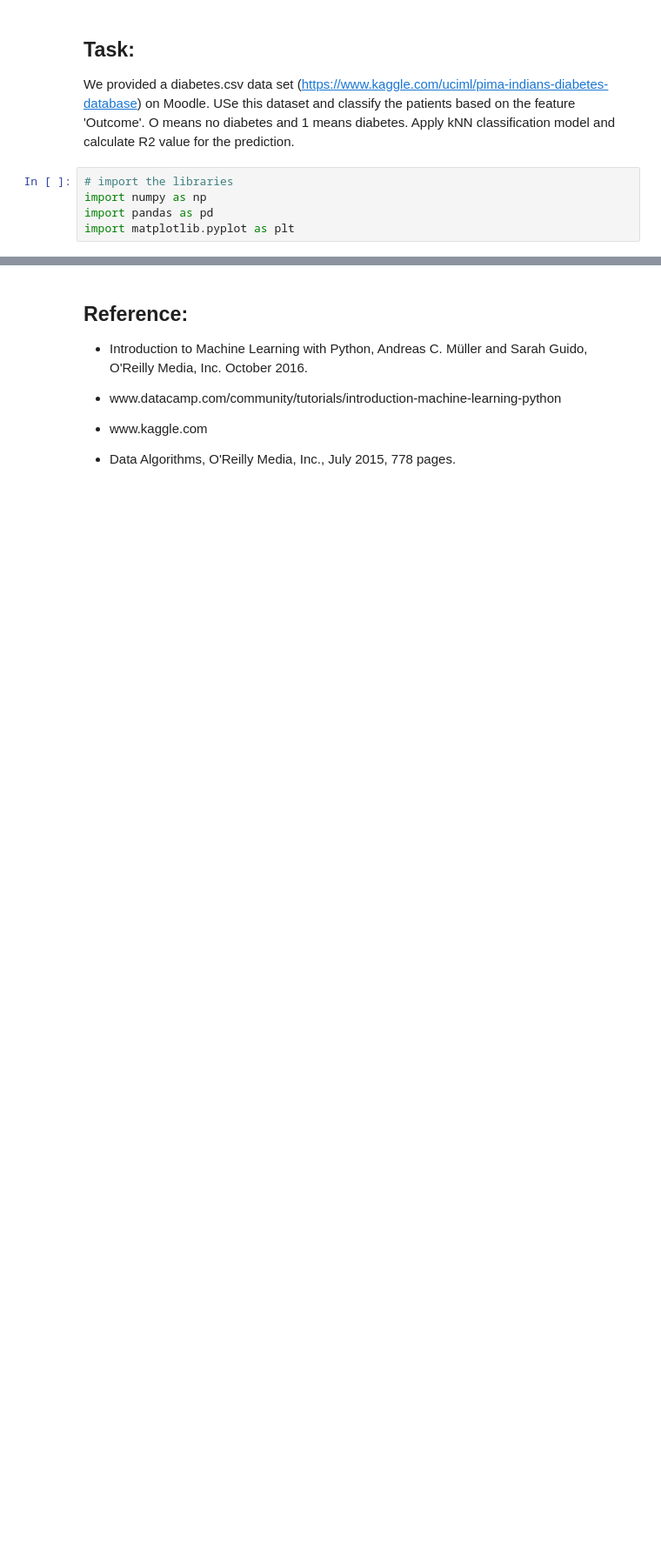
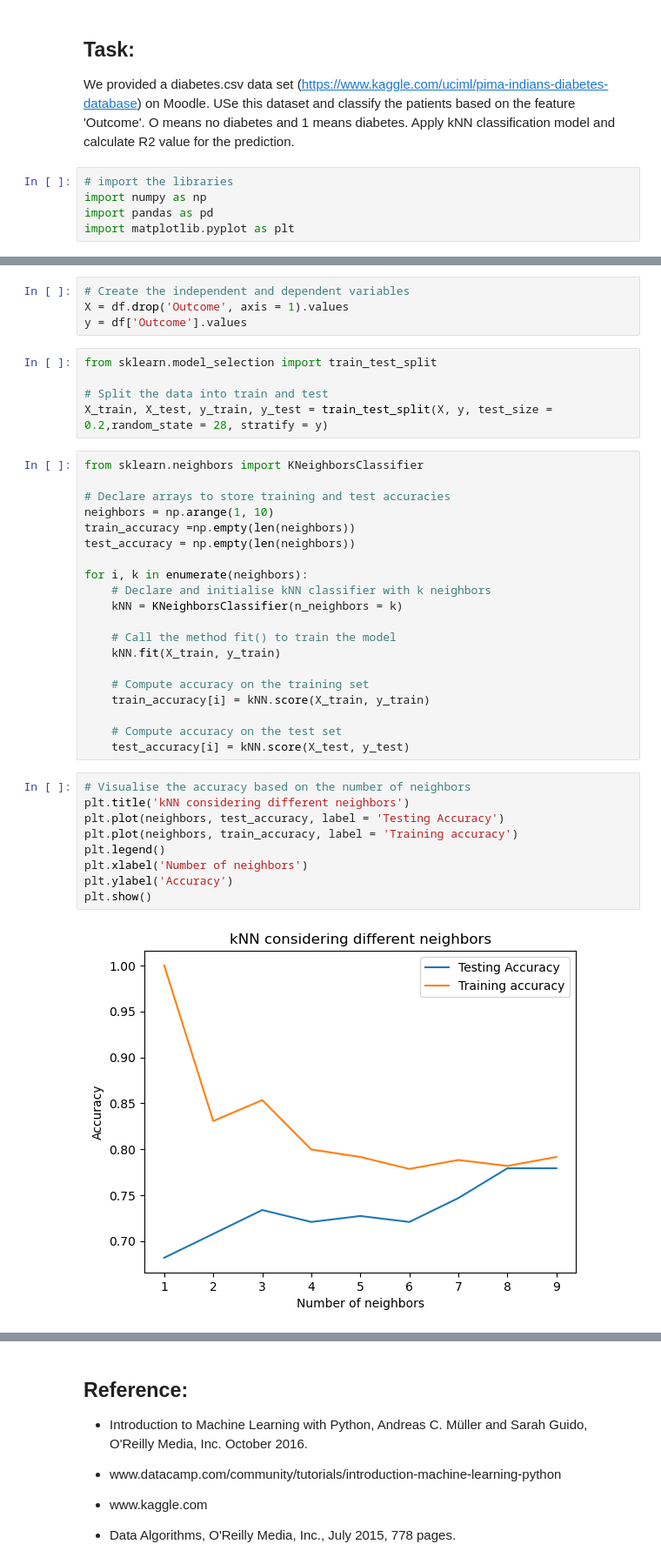
Before and after one commit to sba23014/cct_msc_data_analytics, a Jupyter notebook: s1_machine_learning_for_da/week_1/tutorial_1_solution/Tutorial_1 - Solution.ipynb, the cells around one changed output, grey strips where cells are left out. Shown at 87% size. Drawn from its saved outputs; the diff is of its cells as text; blank space fills up the shorter version.

```diff
--- a/s1_machine_learning_for_da/week_1/tutorial_1_original.ipynb
+++ b/s1_machine_learning_for_da/week_1/tutorial_1_solution/Tutorial_1 - Solution.ipynb
@@ -359,0 +365,40 @@ df.head()
+# %%
+# Create the independent and dependent variables
+X = df.drop('Outcome', axis = 1).values
+y = df['Outcome'].values
+# %%
+from sklearn.model_selection import train_test_split
+
+# Split the data into train and test
+X_train, X_test, y_train, y_test = train_test_split(X, y, test_size = 0.2,random_state = 28, stratify = y)
+# %%
+from sklearn.neighbors import KNeighborsClassifier
+
+# Declare arrays to store training and test accuracies
+neighbors = np.arange(1, 10)
+train_accuracy =np.empty(len(neighbors))
+test_accuracy = np.empty(len(neighbors))
+
+for i, k in enumerate(neighbors):
+    # Declare and initialise kNN classifier with k neighbors
+    kNN = KNeighborsClassifier(n_neighbors = k)
+
+    # Call the method fit() to train the model
+    kNN.fit(X_train, y_train)
+
+    # Compute accuracy on the training set
+    train_accuracy[i] = kNN.score(X_train, y_train)
+
+    # Compute accuracy on the test set
+    test_accuracy[i] = kNN.score(X_test, y_test)
+# %%
+# Visualise the accuracy based on the number of neighbors
+plt.title('kNN considering different neighbors')
+plt.plot(neighbors, test_accuracy, label = 'Testing Accuracy')
+plt.plot(neighbors, train_accuracy, label = 'Training accuracy')
+plt.legend()
+plt.xlabel('Number of neighbors')
+plt.ylabel('Accuracy')
+plt.show()
+# %% [output]
+[figure, added]
```
Also changed, not shown: parts of 6 cells of this notebook, 12 other files.
